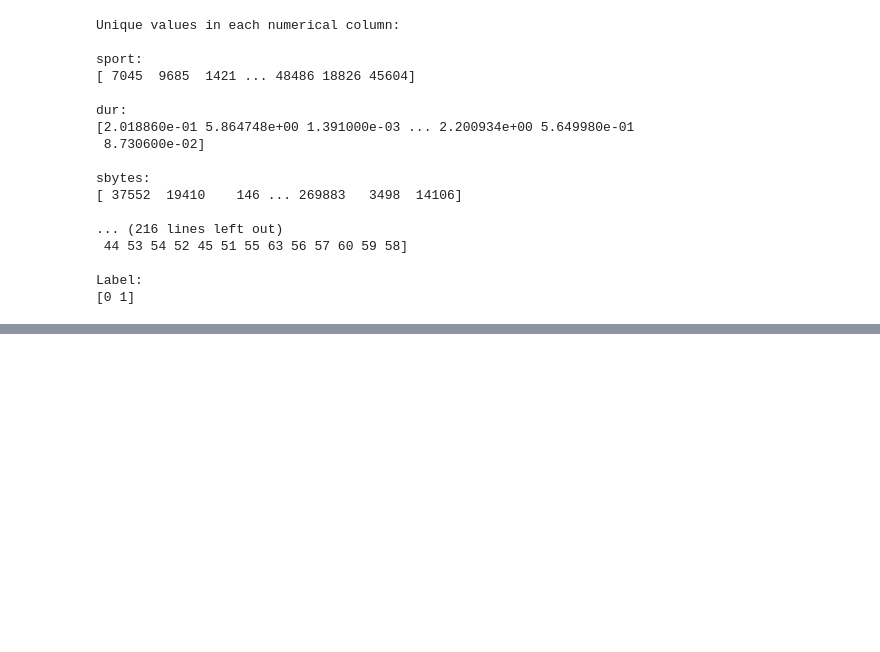
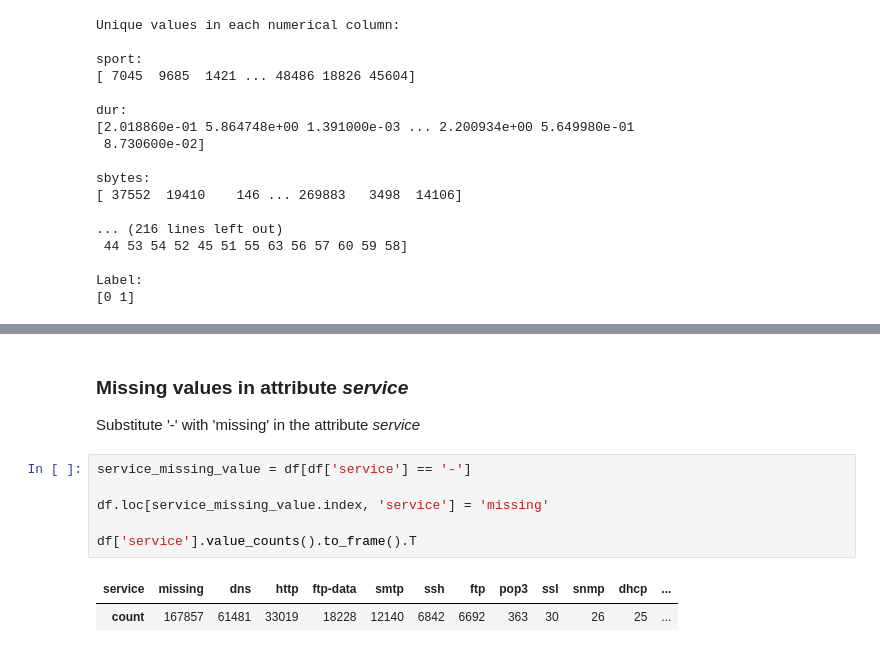
Before and after one commit to Mugna46/AI_project, a Jupyter notebook: AI.ipynb, the cells around one changed output, grey strips where cells are left out. Drawn from its saved outputs; the diff is of its cells as text; blank space fills up the shorter version.

```diff
--- a/AI.ipynb
+++ b/AI.ipynb
@@ -667,0 +689,13 @@ Label:
+# %% [markdown]
+### Missing values in attribute *service*
+
+Substitute '-' with 'missing' in the attribute *service*
+# %%
+service_missing_value = df[df['service'] == '-']
+
+df.loc[service_missing_value.index, 'service'] = 'missing'
+
+df['service'].value_counts().to_frame().T
+# %% [output]
+| service | missing | dns | http | ftp-data | smtp | ssh | ftp | pop3 | ssl | snmp | dhcp | ... |
+| count | 167857 | 61481 | 33019 | 18228 | 12140 | 6842 | 6692 | 363 | 30 | 26 | 25 | ... |
```
Also changed, not shown: parts of 24 cells of this notebook, 1 other file.
